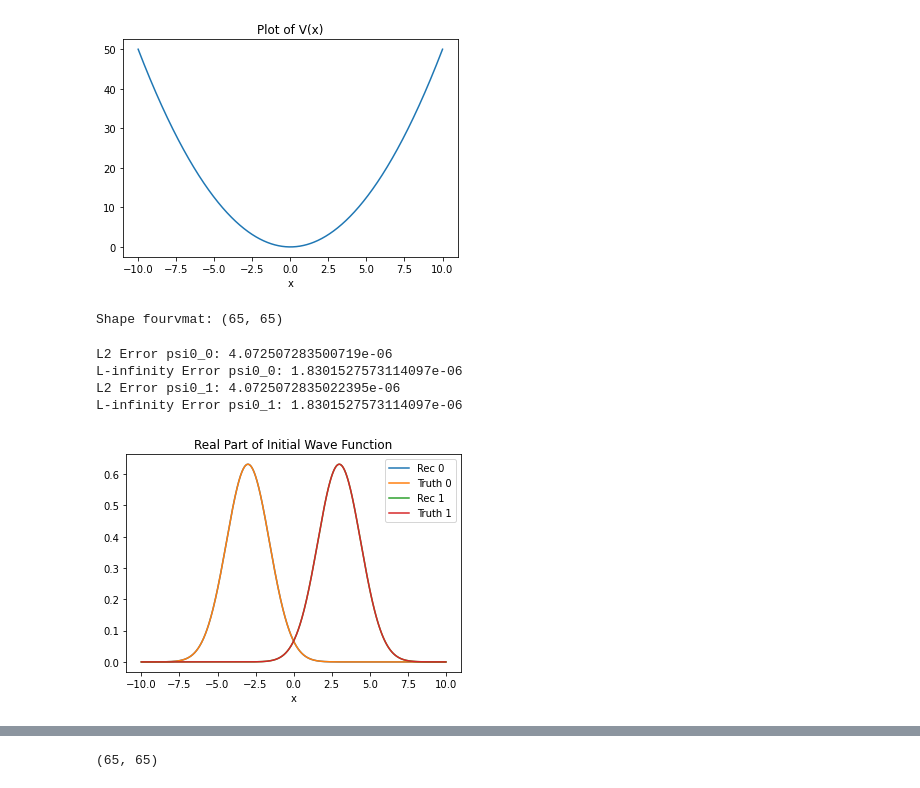
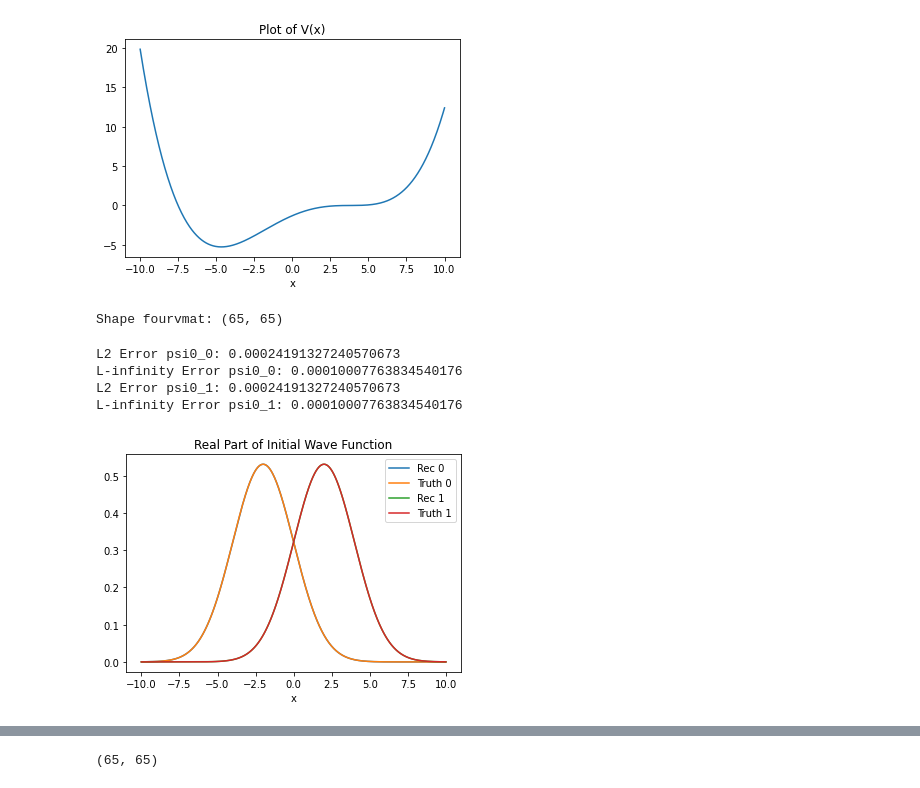
Before and after one commit to kbcollins/tdse, a Jupyter notebook: chebyshev/tdse-adj-cheb-rand-init-test-kbc.ipynb, the cells around one changed output, grey strips where cells are left out. Drawn from its saved outputs; the diff is of its cells as text; code cells hidden in the pictures.

```diff
--- a/chebyshev/tdse-adj-cheb-rand-init-test-kbc.ipynb
+++ b/chebyshev/tdse-adj-cheb-rand-init-test-kbc.ipynb
@@ -32,7 +32,11 @@ fourtox = np.exp(1j * np.pi * np.outer(fourNvec, xvec) / a) / np.sqrt(2 * a)
 
 def v(x):
     # harmonic potential
-    return 0.5 * x**2
+    # return 0.5 * x**2
+    # symmetric double well potential
+    # return 2.5e-3 * (x**2 - 25)**2
+    # asymmetric double well potential
+    return 3e-3 * ((x-3)**4 + 8*(x-4)**3)
 
 # compute true potential on real space grid for plotting
 vxvec = v(xvec)
@@ -43,7 +47,7 @@ plt.title('Plot of V(x)')
 plt.xlabel('x')
 plt.show()
 # %% [output]
-[figure, old version]
+[figure, new version]
 # %%
 # transform real space potential to Fourier
 # representation using quadrature method
@@ -71,7 +75,10 @@ Shape fourvmat: (65, 65)
 # representation
 
 def psi0_1(x):
-    return np.exp(-(x + 3)**2 / 4) * (2.0 / np.pi)**0.25
+    # this psi0 works well for harmonic potential
+    # return np.exp(-(x + 3)**2 / 4) * (2.0 / np.pi)**0.25
+    #
+    return np.exp(-(x + 2)**2 / 8) * (2.0 / np.pi)**0.25
 
 # compute psi0_1 normalization
 psi0_1_prob_intgrnd = lambda x: np.abs(psi0_1(x))**2
@@ -95,7 +102,11 @@ for thisn in range (numfour + 1):
 a0_1 = np.concatenate([np.conjugate(np.flipud(norm_psi0_1_quad[1:])), norm_psi0_1_quad])
 
 def psi0_2(x):
-    return np.exp(-(x - 3)**2 / 4) * (2.0 / np.pi)**0.25
+    # this psi0 works well for harmonic potential
+    # return np.exp(-(x - 3)**2 / 4) * (2.0 / np.pi)**0.25
+    #
+    return np.exp(-(x - 2)**2 / 8) * (2.0 / np.pi)**0.25
+
 
 # compute psi0_1 normalization
 psi0_2_prob_intgrnd = lambda x: np.abs(psi0_2(x))**2
@@ -115,38 +126,38 @@ for thisn in range (numfour + 1):
     def iintgrnd(x):
         return intgrnd(x).imag
     norm_psi0_2_quad[thisn] = si.quad(rintgrnd, -a, a)[0] + 1j*si.quad(iintgrnd, -a, a)[0]
 
 a0_2 = np.concatenate([np.conjugate(np.flipud(norm_psi0_2_quad[1:])), norm_psi0_2_quad])
 
 a0vec = []
 a0vec.append(a0_1)
 a0vec.append(a0_2)
 
 norm_psi0_vec = []
 norm_psi0_vec.append(norm_psi0_1(xvec))
 norm_psi0_vec.append(norm_psi0_2(xvec))
 
 norm_psi0_rec_vec = []
 norm_psi0_rec_vec.append(a0_1 @ fourtox)
 norm_psi0_rec_vec.append(a0_2 @ fourtox)
 
 # plot real part of the normalized psi0
 for i in range(2):
     print(f'L2 Error psi0_{i}:', nl.norm(norm_psi0_vec[i] - norm_psi0_rec_vec[i]))
     print(f'L-infinity Error psi0_{i}:', np.max(np.abs(norm_psi0_vec[i] - norm_psi0_rec_vec[i])))
     plt.plot(xvec, norm_psi0_rec_vec[i].real, label=f"Rec {i}")
     plt.plot(xvec, norm_psi0_vec[i].real, label=f"Truth {i}")
 
 plt.title('Real Part of Initial Wave Function')
 plt.xlabel('x')
 plt.legend()
 plt.show()
 # %% [output]
-L2 Error psi0_0: 4.072507283500719e-06
-L-infinity Error psi0_0: 1.8301527573114097e-06
-L2 Error psi0_1: 4.0725072835022395e-06
-L-infinity Error psi0_1: 1.8301527573114097e-06
+L2 Error psi0_0: 0.00024191327240570673
+L-infinity Error psi0_0: 0.00010007763834540176
+L2 Error psi0_1: 0.00024191327240570673
+L-infinity Error psi0_1: 0.00010007763834540176
-[figure, old version]
+[figure, new version]
 # %%
 # solve the forward TDSE problem in the Fourier
 # representation
```
Also changed, not shown: parts of 12 cells of this notebook, 1 other file.
